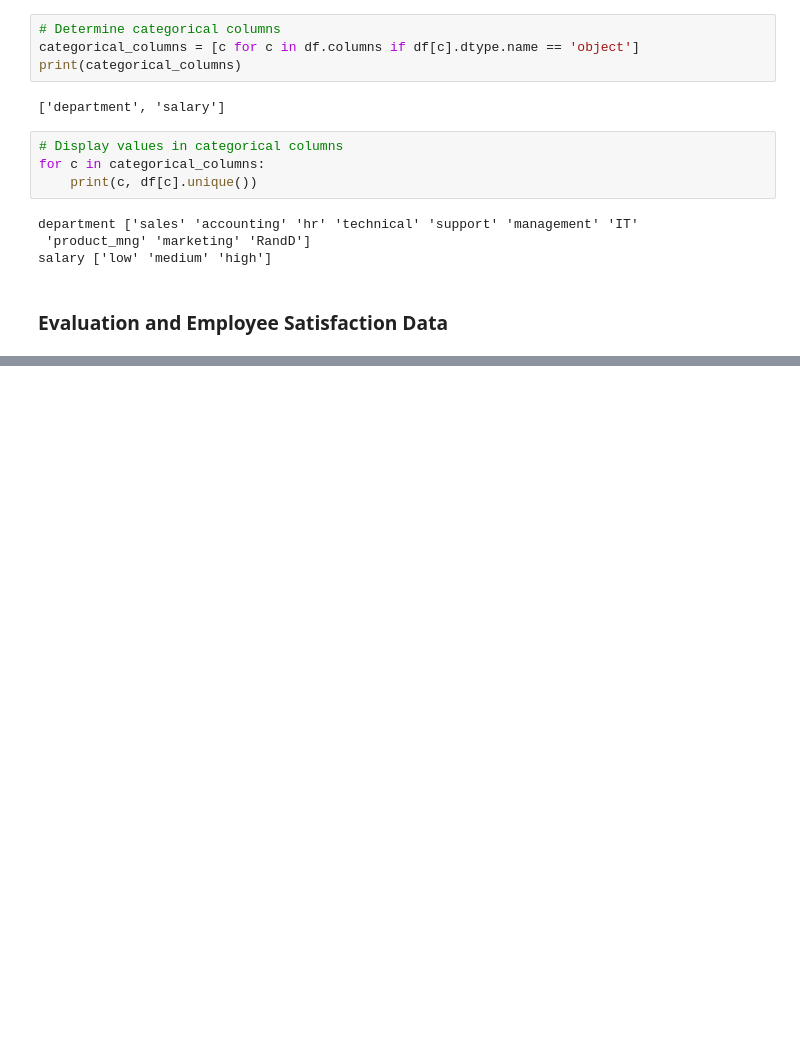
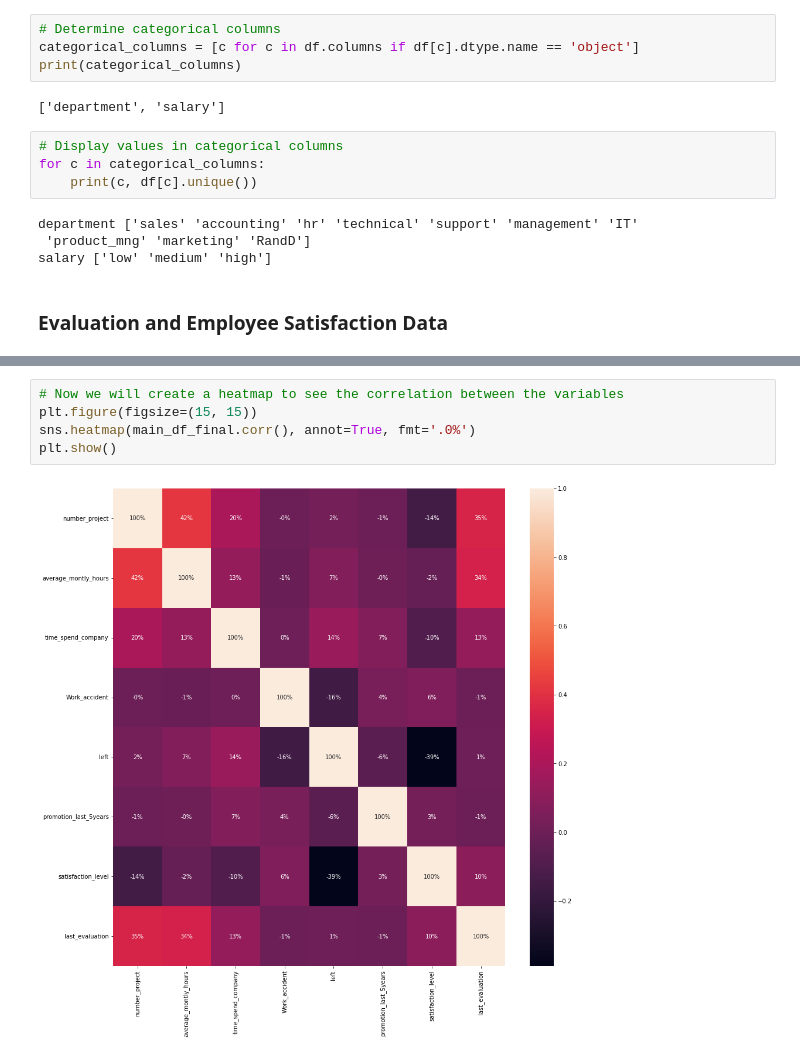
Before and after one commit to techthumb1/Analytics-Projects, a Jupyter notebook: HR-Retention-Study/hr_retention.ipynb, the cells around one changed output, grey strips where cells are left out. Cells and saved outputs as stored; diff of their text form; blank space fills up the shorter version.

```diff
--- a/HR-Retention-Study/hr_retention.ipynb
+++ b/HR-Retention-Study/hr_retention.ipynb
@@ -87,0 +218,7 @@ emp_satis_eval.head()
+# %%
+# Now we will create a heatmap to see the correlation between the variables
+plt.figure(figsize=(15, 15))
+sns.heatmap(main_df_final.corr(), annot=True, fmt='.0%')
+plt.show()
+# %% [output]
+[figure, added]
```
Also changed, not shown: parts of 37 cells of this notebook, 2 other files.
